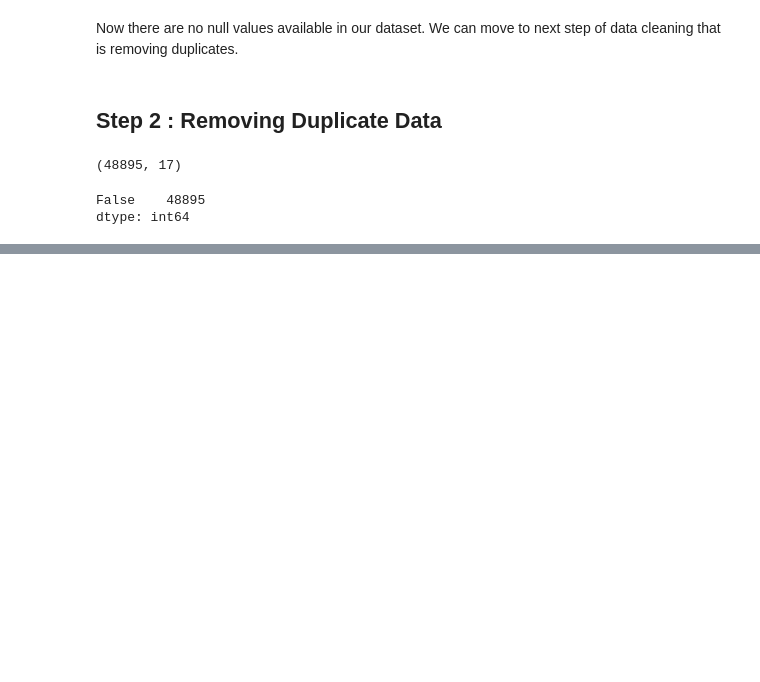
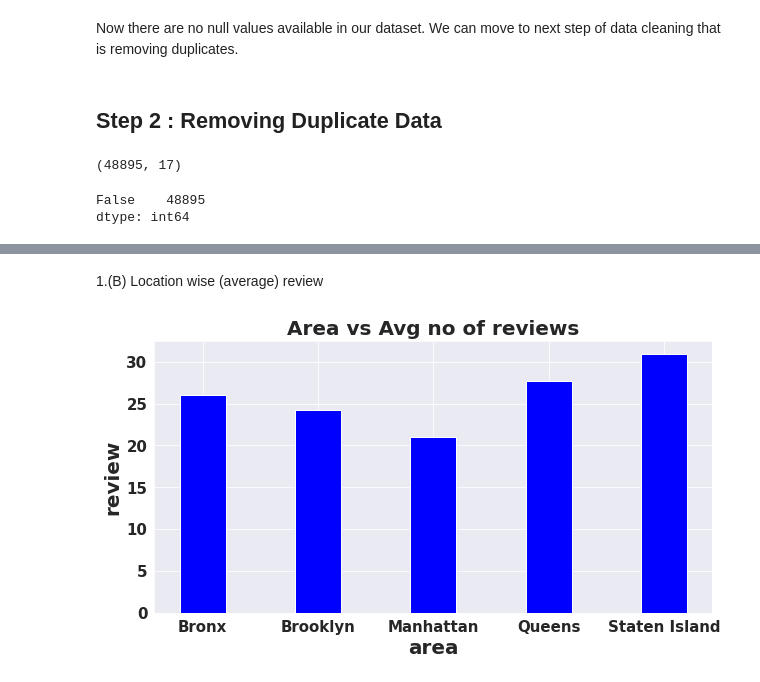
Before and after one commit to kavrit/EDA-Airbnb-booking-analsysis-Capstone-project-1, a Jupyter notebook: EDA_Airbnb_booking_analysis_capstone_project_1_.ipynb, the cells around one changed output, grey strips where cells are left out. Saved outputs shown, nothing was run; the diff lists cells and outputs as text; code cells hidden in the pictures; blank space fills up the shorter version.

```diff
--- a/EDA_Airbnb_booking_analysis_capstone_project_1_.ipynb
+++ b/EDA_Airbnb_booking_analysis_capstone_project_1_.ipynb
@@ -257,0 +375,18 @@ dtype: int64
+# %% [markdown]
+1.(B) Location wise (average) review
+# %%
+areas_reviews1 = df.groupby(['neighbourhood_group'])['number_of_reviews'].mean().reset_index()
+ng2 = areas_reviews1['neighbourhood_group']
+review2 = areas_reviews1['number_of_reviews']
+fig = plt.figure(figsize = (10, 5))
+
+# VISUALIZATION (creating the bar plot)
+plt.bar(ng2, review2, color ='blue',
+        width = 0.4)
+
+plt.xlabel("area")
+plt.ylabel("review")
+plt.title("Area vs Avg no of reviews")
+plt.show()
+# %% [output]
+[figure, added]
```
Also changed, not shown: parts of 25 cells of this notebook.
